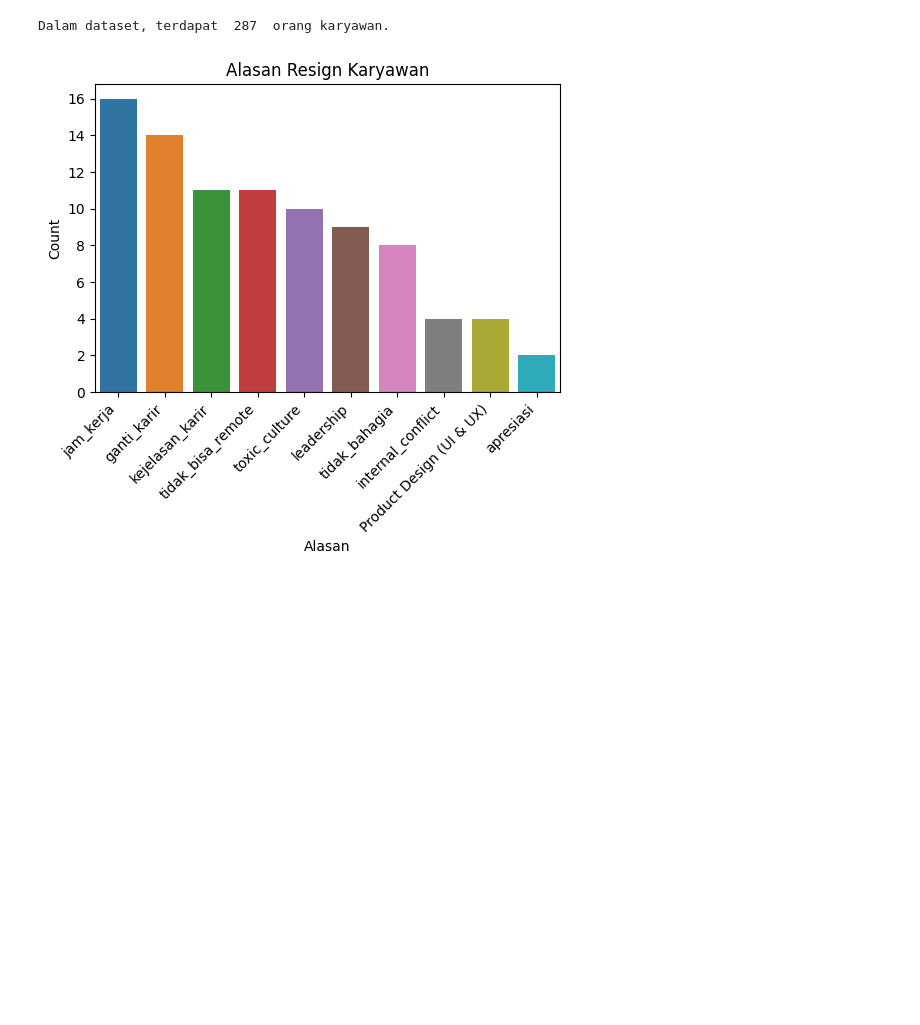
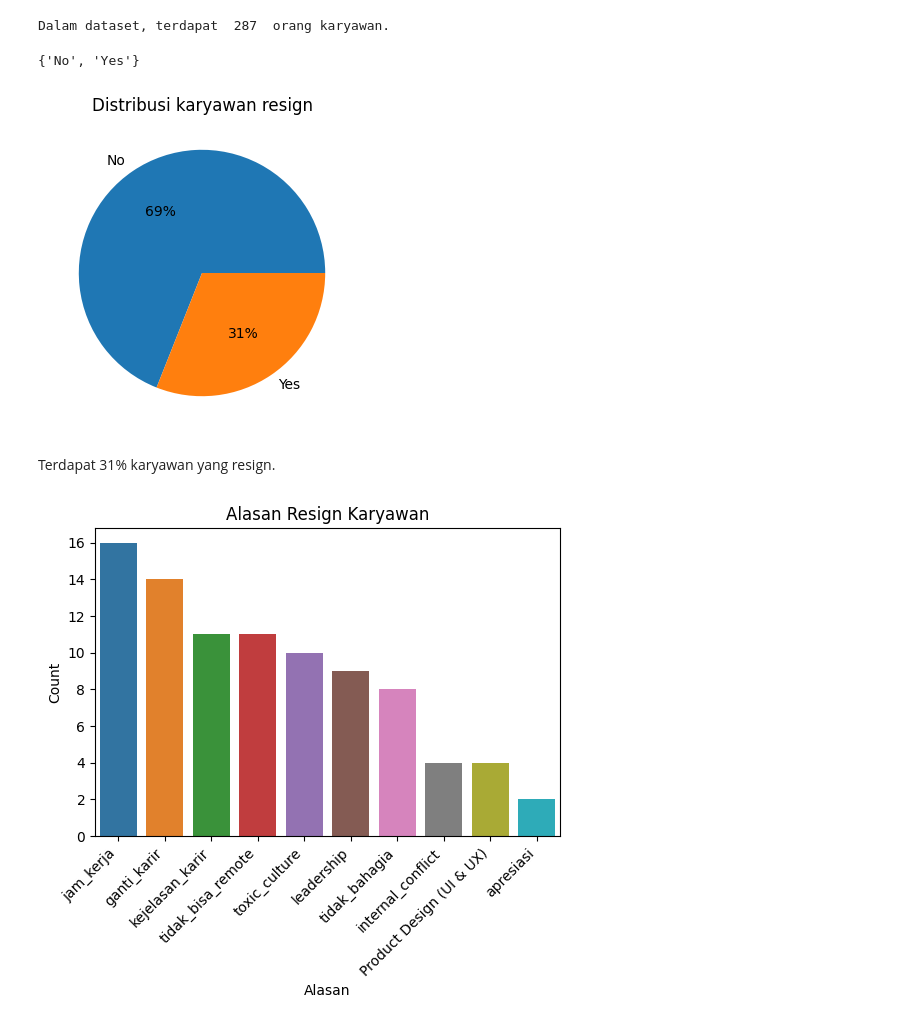
Before and after one commit to lutfiahk/Predicting-Employee-Attrition, a Jupyter notebook: notebook.ipynb, the cells around one changed output. Cells and saved outputs as stored; diff of their text form; code cells hidden in the pictures; blank space fills up the shorter version.

```diff
--- a/notebook.ipynb
+++ b/notebook.ipynb
@@ -92,6 +92,23 @@ Tidak terdapat duplicated data pada dataset.
 print('Dalam dataset, terdapat ',df['EnterpriseID'].nunique(), ' orang karyawan.')
 # %% [output]
 Dalam dataset, terdapat  287  orang karyawan.
+# %%
+# Memberikan resign status
+df['Resign'] = df['TanggalResign'].apply(lambda x: 'No' if x == '-' else 'Yes')
+set(df['Resign'])
+# %% [output]
+{'No', 'Yes'}
+# %%
+# Distribusi karyawan resign
+plt.figure(figsize=(6, 4))
+count = df.groupby('Resign').agg(count = ('EnterpriseID', 'nunique')).reset_index()
+plt.pie(count['count'], labels = count['Resign'], autopct='%.0f%%')
+plt.title('Distribusi karyawan resign')
+plt.show()
+# %% [output]
+[figure, added]
+# %% [markdown]
+Terdapat 31% karyawan yang resign.
 # %%
 # Distribusi Alasan Resign
 plt.figure(figsize=(6, 4))
```
Also changed, not shown: parts of 15 cells of this notebook.
